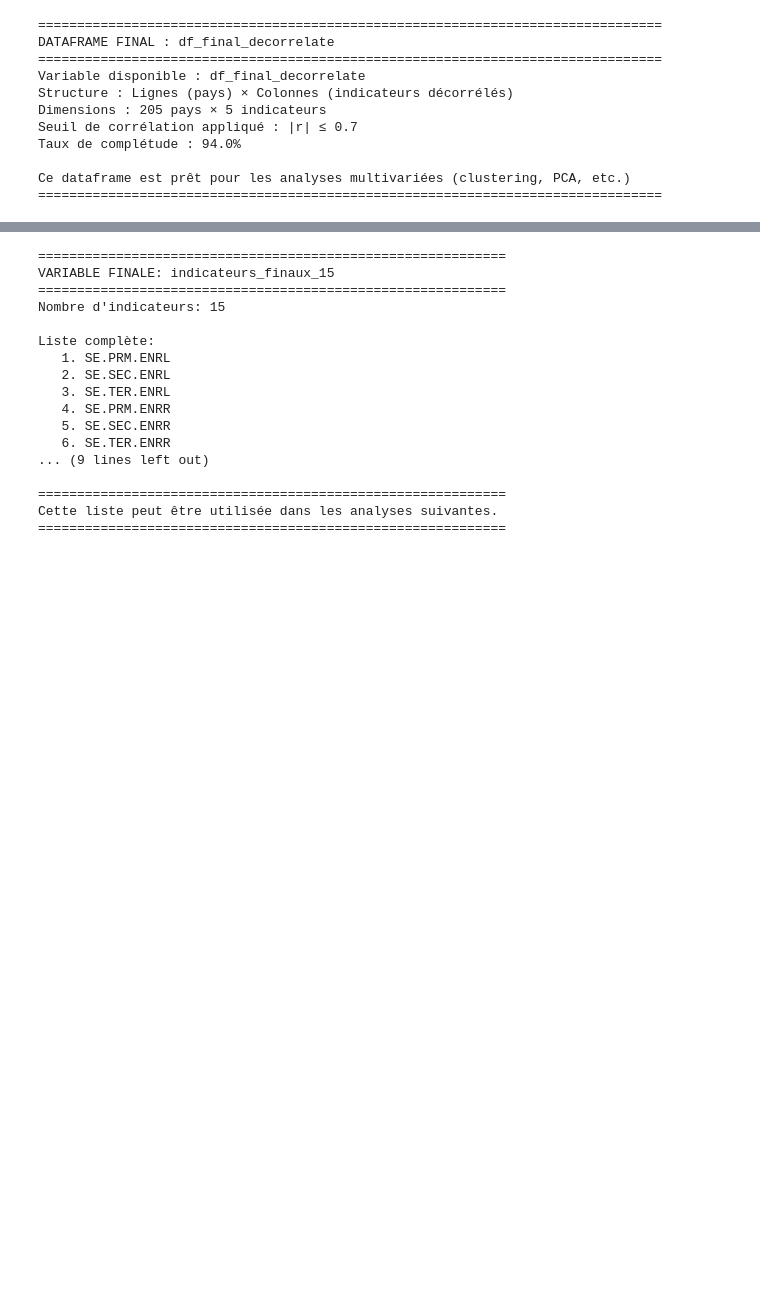
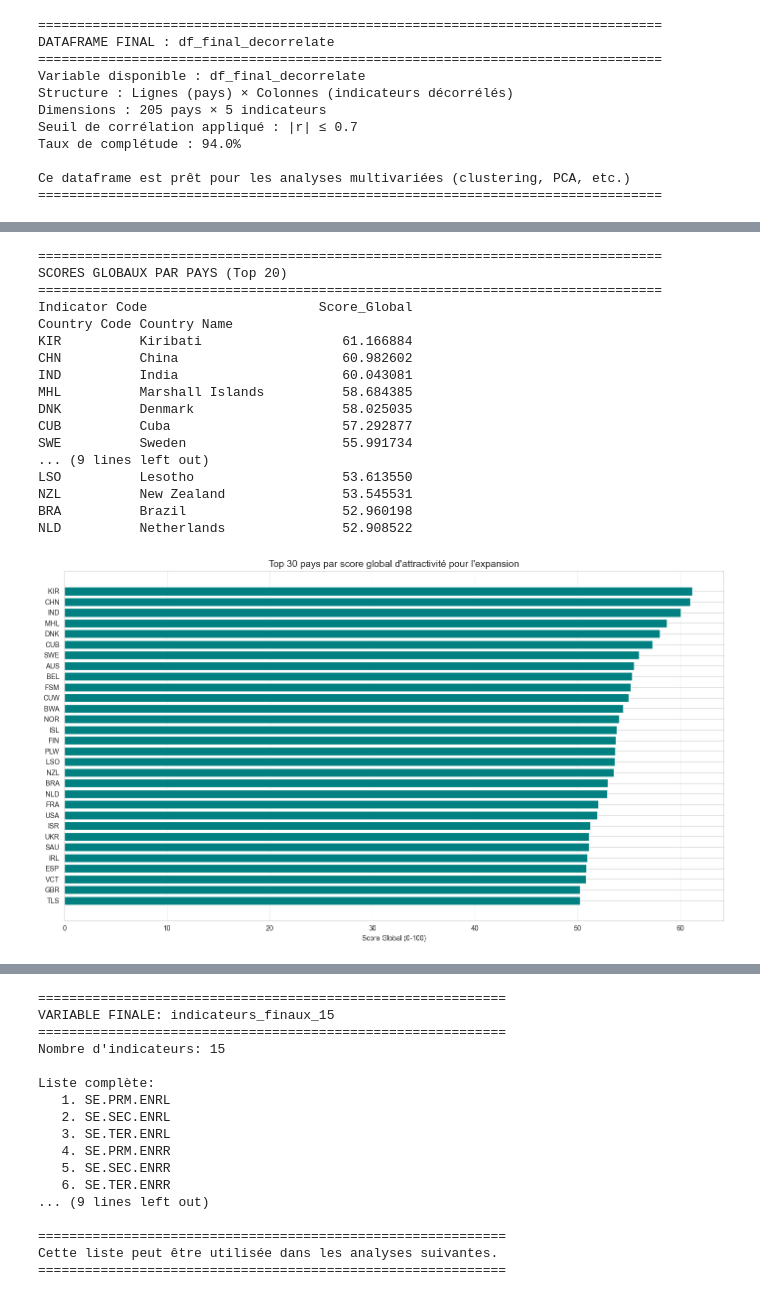
Before and after one commit to ThomasGrim/Data, a Jupyter notebook: P2/analyse.ipynb, the cells around one changed output, grey strips where cells are left out. Drawn from its saved outputs; the diff is of its cells as text; code cells hidden in the pictures; blank space fills up the shorter version.

```diff
--- a/P2/analyse.ipynb
+++ b/P2/analyse.ipynb
@@ -2713,0 +3050,45 @@ Ce dataframe est prêt pour les analyses multivariées (clustering, PCA, etc.)
+# %%
+# 5) Calcul du score global par pays
+df_scores['Score_Global'] = 0
+
+for ind, poids in poids_indicateurs.items():
+    df_scores['Score_Global'] += df_scores[ind] * poids
+
+# Trier par score décroissant
+df_scores_tries = df_scores.sort_values('Score_Global', ascending=False)
+
+print("="*80)
+print("SCORES GLOBAUX PAR PAYS (Top 20)")
+print("="*80)
+print(df_scores_tries[['Score_Global']].head(20))
+
+# Visualisation des scores
+plt.figure(figsize=(14, 8))
+top_30 = df_scores_tries.head(30)
+plt.barh(range(len(top_30)), top_30['Score_Global'].values, color='teal')
+plt.yticks(range(len(top_30)), top_30.index.get_level_values('Country Code'))
+plt.xlabel('Score Global (0-100)')
+plt.title('Top 30 pays par score global d\'attractivité pour l\'expansion', fontsize=14)
+plt.gca().invert_yaxis()
+plt.grid(axis='x', alpha=0.3)
+plt.tight_layout()
+plt.show()
+# %% [output]
+================================================================================
+SCORES GLOBAUX PAR PAYS (Top 20)
+================================================================================
+Indicator Code                      Score_Global
+Country Code Country Name
+KIR          Kiribati                  61.166884
+CHN          China                     60.982602
+IND          India                     60.043081
+MHL          Marshall Islands          58.684385
+DNK          Denmark                   58.025035
+CUB          Cuba                      57.292877
+SWE          Sweden                    55.991734
+... (9 lines left out)
+LSO          Lesotho                   53.613550
+NZL          New Zealand               53.545531
+BRA          Brazil                    52.960198
+NLD          Netherlands               52.908522
+[figure, added]
```
Also changed, not shown: parts of 12 cells of this notebook.
